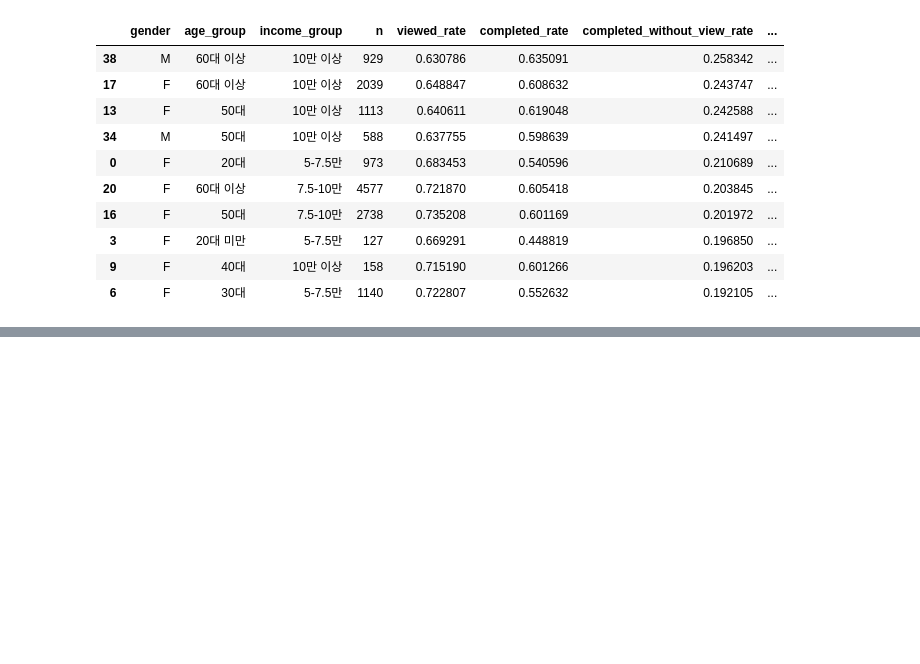
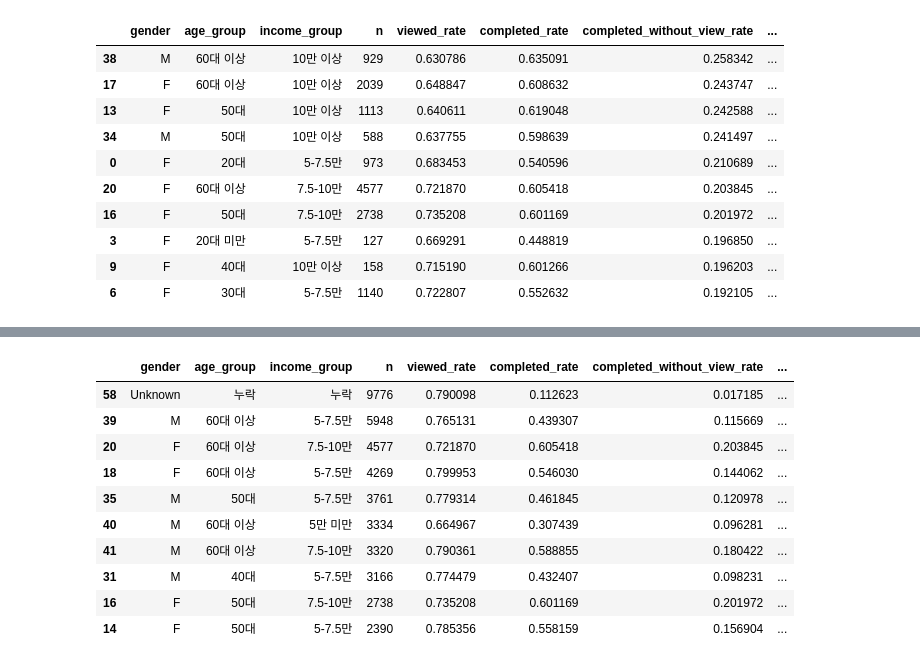
Before and after one commit to rladbstj56/practice_project, a Jupyter notebook: chanhui_EDA/final_analysis/Final_analysis1-4.ipynb, the cells around one changed output, grey strips where cells are left out. Cells and saved outputs as stored; diff of their text form; code cells hidden in the pictures; blank space fills up the shorter version.

```diff
--- a/chanhui_EDA/final_analysis/Final_analysis1-4.ipynb
+++ b/chanhui_EDA/final_analysis/Final_analysis1-4.ipynb
@@ -152,7 +152,7 @@ seg = (
         n=('customer_id', 'count'),
         viewed_rate=('is_viewed', 'mean'),
         completed_rate=('is_completed', 'mean'),
-        completed_without_view_rate=('completed_without_view', 'mean')
+        completed_without_view_rate=('completed_without_prior_view', 'mean')
     )
     .reset_index()
 )
@@ -204,0 +229,14 @@ seg.head()
+# %%
+seg.sort_values('n', ascending=False).head(10)
+# %% [output]
+|  | gender | age_group | income_group | n | viewed_rate | completed_rate | completed_without_view_rate | ... |
+| 58 | Unknown | 누락 | 누락 | 9776 | 0.790098 | 0.112623 | 0.017185 | ... |
+| 39 | M | 60대 이상 | 5-7.5만 | 5948 | 0.765131 | 0.439307 | 0.115669 | ... |
+| 20 | F | 60대 이상 | 7.5-10만 | 4577 | 0.721870 | 0.605418 | 0.203845 | ... |
+| 18 | F | 60대 이상 | 5-7.5만 | 4269 | 0.799953 | 0.546030 | 0.144062 | ... |
+| 35 | M | 50대 | 5-7.5만 | 3761 | 0.779314 | 0.461845 | 0.120978 | ... |
+| 40 | M | 60대 이상 | 5만 미만 | 3334 | 0.664967 | 0.307439 | 0.096281 | ... |
+| 41 | M | 60대 이상 | 7.5-10만 | 3320 | 0.790361 | 0.588855 | 0.180422 | ... |
+| 31 | M | 40대 | 5-7.5만 | 3166 | 0.774479 | 0.432407 | 0.098231 | ... |
+| 16 | F | 50대 | 7.5-10만 | 2738 | 0.735208 | 0.601169 | 0.201972 | ... |
+| 14 | F | 50대 | 5-7.5만 | 2390 | 0.785356 | 0.558159 | 0.156904 | ... |
```
Also changed, not shown: parts of 12 cells of this notebook, 3 other files.
